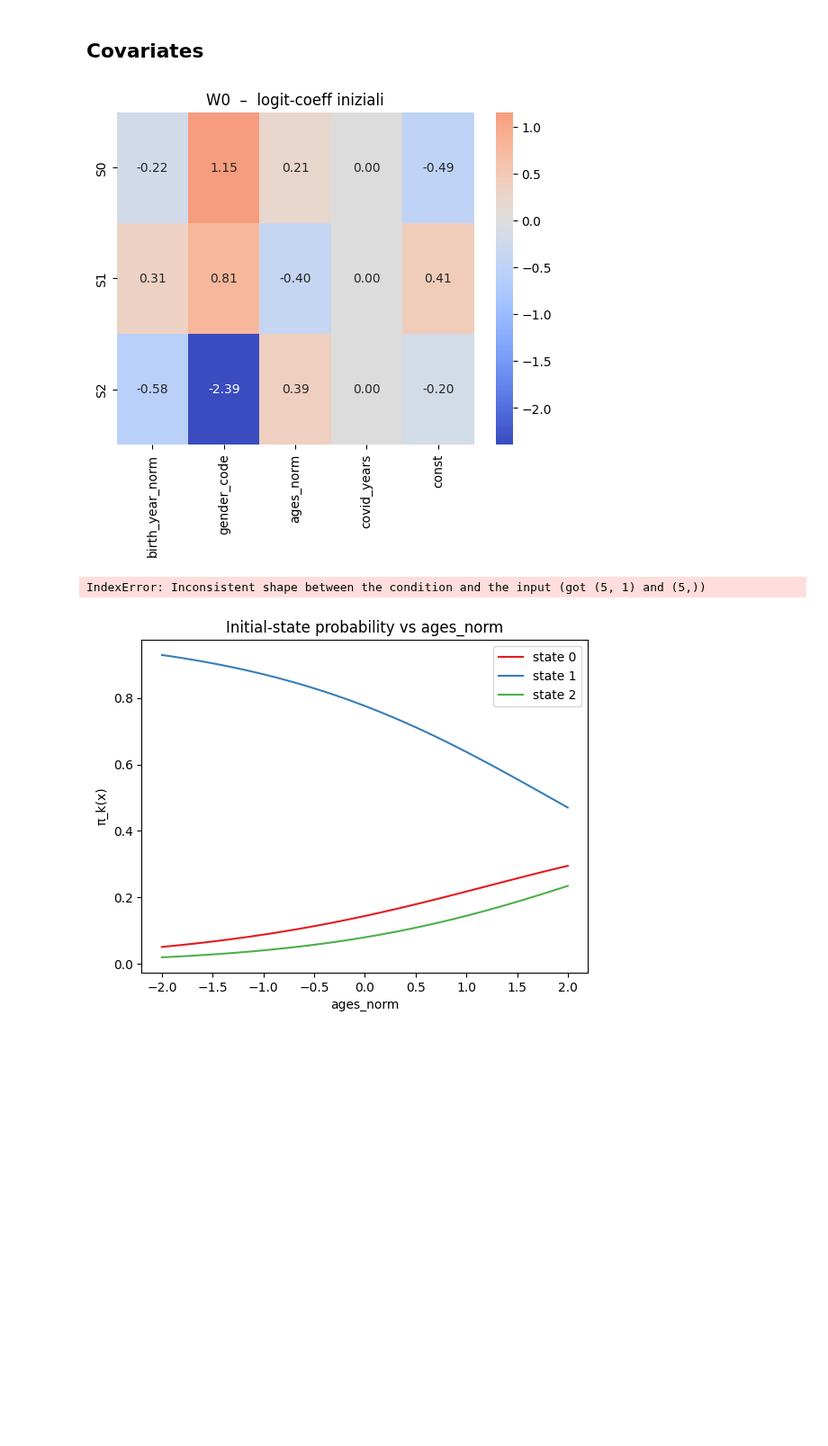
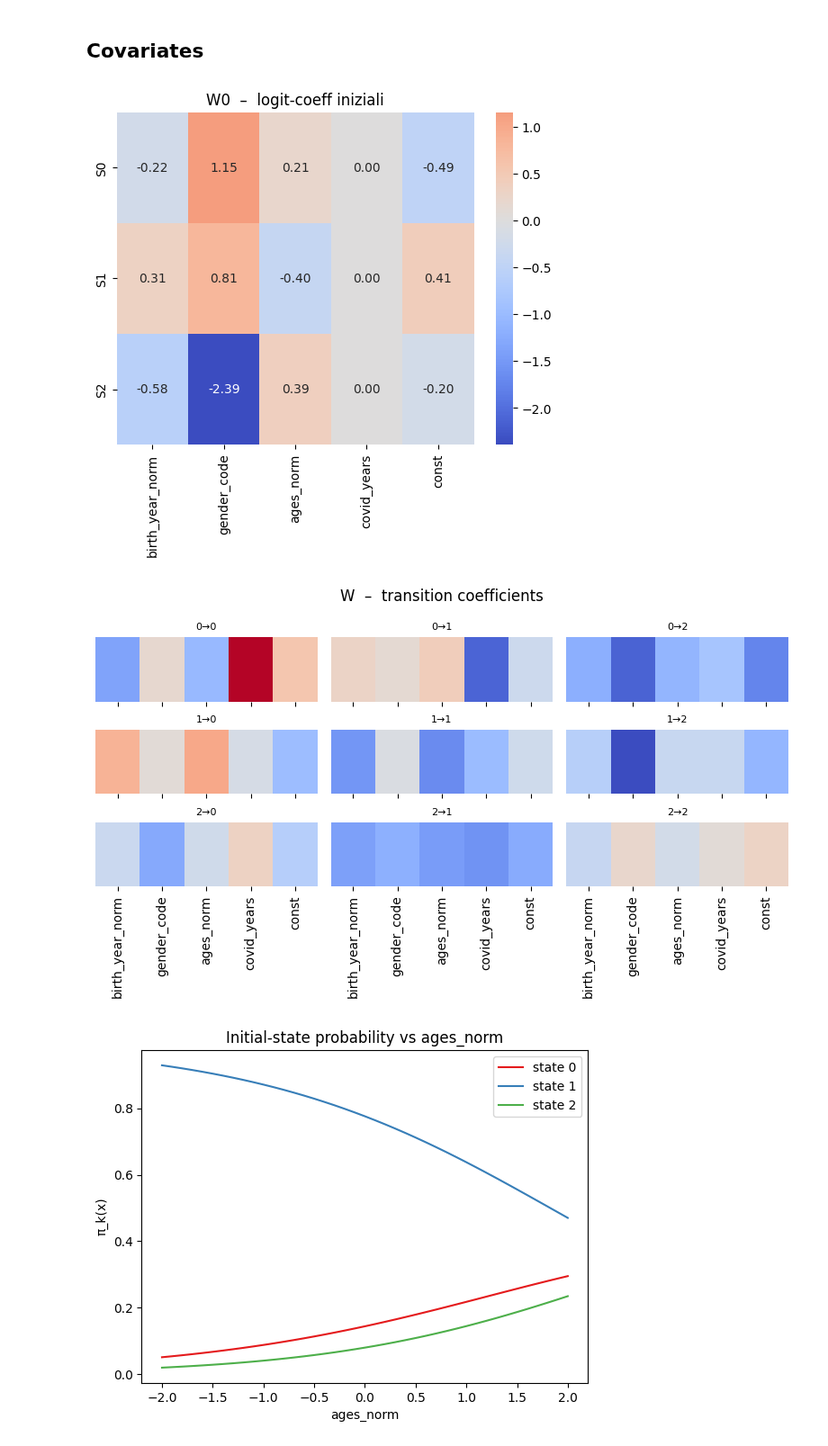
Before and after one commit to erikdeluca/Blood-Donors, a Jupyter notebook: Python/Bayesian HMM with covariates.ipynb, the cells around one changed output. Shown at 90% size. Saved outputs shown, nothing was run; the diff lists cells and outputs as text; code cells hidden in the pictures; blank space fills up the shorter version.

```diff
--- a/Python/Bayesian HMM with covariates.ipynb
+++ b/Python/Bayesian HMM with covariates.ipynb
@@ -551,28 +551,38 @@ state_cols = ['#e41a1c', '#377eb8', '#4daf4a']        # 3 colori Set1
 # %%
 def plot_W0_heat():
     sns.heatmap(W0, annot=True, fmt=".2f",
                 xticklabels=cov_names, yticklabels=[f"S{k}" for k in range(K)],
                 cmap="coolwarm", center=0)
     plt.title("W0  –  logit-coeff iniziali")
     plt.show()
 
 def plot_W_heat():
+    C = len(cov_names)
     fig, axes = plt.subplots(K, K, figsize=(C*1.6, K*1.6), sharex=True, sharey=True)
+
     for i in range(K):
         for j in range(K):
             ax = axes[i, j]
-            sns.heatmap(W[i, j], ax=ax, vmin=W.min(), vmax=W.max(),
+
+            mat = W[i, j].reshape(1, -1)        # shape (1, C)  ← key line
+            sns.heatmap(mat,
+                        ax=ax,
+                        vmin=W.min(), vmax=W.max(),
                         cmap="coolwarm", cbar=False,
-                        xticklabels=cov_names, yticklabels=[])
+                        xticklabels=cov_names,
+                        yticklabels=[])
+
             ax.set_title(f"{i}→{j}", fontsize=8)
-    plt.suptitle("W  –  coeff. transizioni")
-    plt.tight_layout(); plt.show()
+
+    plt.suptitle("W  –  transition coefficients")
+    plt.tight_layout()
+    plt.show()
 
 plot_W0_heat()
 plot_W_heat()
 # %% [output]
 [figure]
-IndexError: Inconsistent shape between the condition and the input (got (5, 1) and (5,))
+[figure, added]
 # %%
 def softmax(z): return np.exp(z - z.max(-1, keepdims=True)) / np.exp(z - z.max(-1, keepdims=True)).sum(-1, keepdims=True)
 
```
Also changed, not shown: 2 other files.
